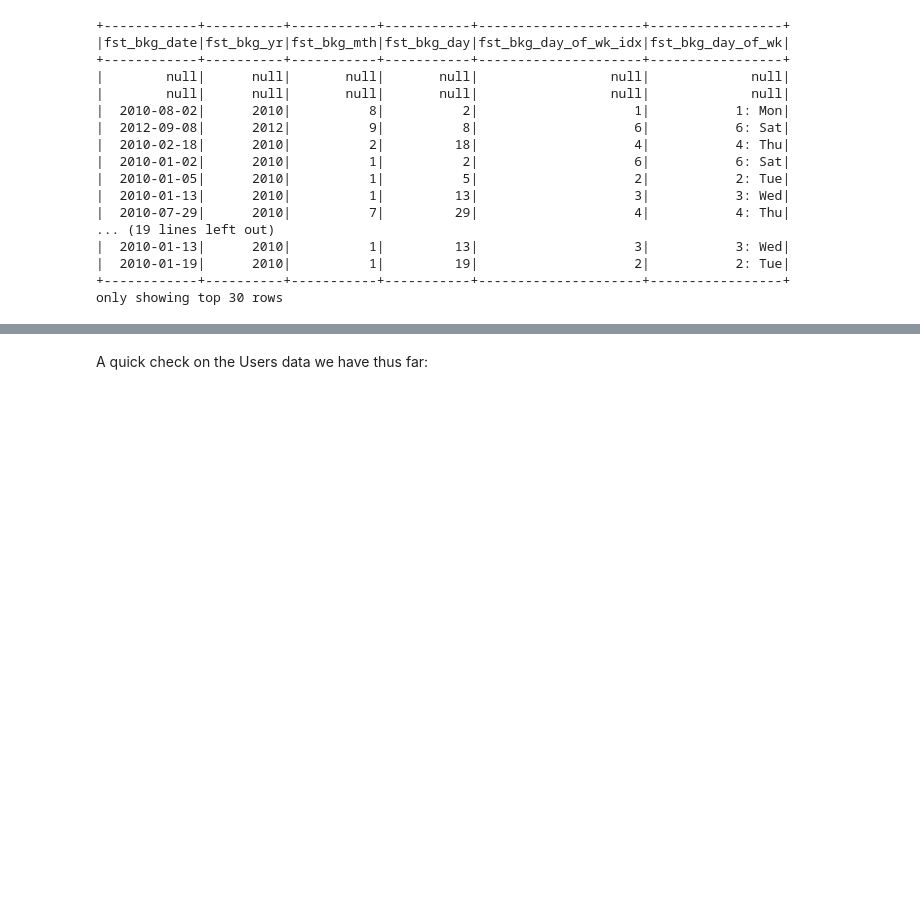
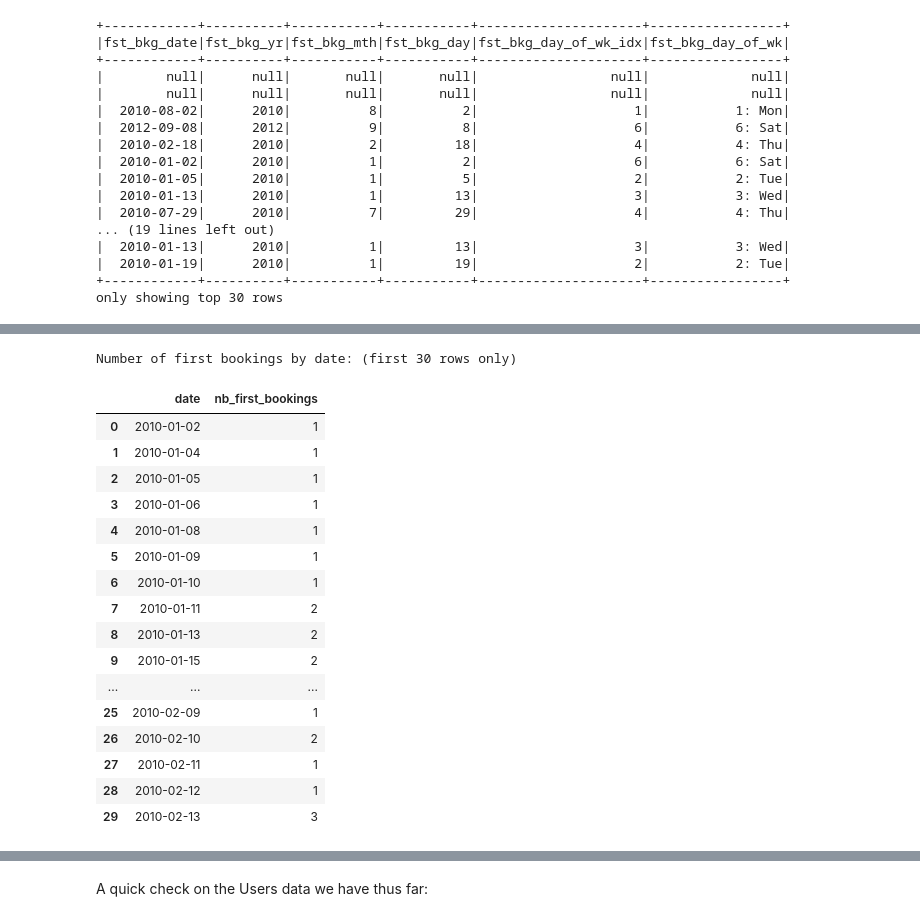
Before and after one commit to ChicagoBoothAnalytics/RelationalData, a Jupyter notebook: Cases/Kaggle AirBnB/Python/KaggleAirBnB-PythonPandas-PySparkSQLDataFrame.ipynb, the cells around one changed output, grey strips where cells are left out. Drawn from its saved outputs; the diff is of its cells as text; code cells hidden in the pictures; blank space fills up the shorter version.

```diff
--- a/Cases/Kaggle AirBnB/Python/KaggleAirBnB-PythonPandas-PySparkSQLDataFrame.ipynb
+++ b/Cases/Kaggle AirBnB/Python/KaggleAirBnB-PythonPandas-PySparkSQLDataFrame.ipynb
@@ -2288,0 +2088,48 @@ cleaned_and_imputed_user_vars_to_select_str = \
+# %%
+# count number of first bookings by date
+nb_first_bookings_by_date_df_groupby = \
+    users_df.groupby(
+        by='fst_bkg_date',   # mapping function / list of functions, dict, Series, or tuple / list of column names.
+                             # Functions are called on each element of the object Index (NOR each Row) to determine the groups.
+                             # If a dict or Series is passed, the Series or dict VALUES will be used to determine the groups
+        axis=0,
+        level=None,          # level name, or sequence of such, default None;
+                             # If the axis is a MultiIndex (hierarchical), group by a particular level or levels
+        as_index=True,       # For aggregated output, return object with group labels as the index.
+                             # Only relevant for DataFrame input. as_index=False is effectively 'SQL-style' grouped output
+        sort=True,           # Sort group keys. Get better performance by turning this off.
+                             # Note this does not influence the order of observations within each group.
+                             # groupby preserves the order of rows within each group
+        group_keys=True,     # When calling apply, add group keys to index to identify pieces
+        squeeze=True,        # reduce the dimensionality of the return type if possible, otherwise return a consistent type
+    )
+
+nb_first_bookings_by_date_df = \
+    nb_first_bookings_by_date_df_groupby.size().reset_index()
+nb_first_bookings_by_date_df.rename(
+    columns={
+        'fst_bkg_date': 'date',
+        0: 'nb_first_bookings'},
+    inplace=True)
+
+print('Number of first bookings by date: (first %i rows only)' % NB_EXAMPLES_TO_SHOW)
+nb_first_bookings_by_date_df.iloc[:NB_EXAMPLES_TO_SHOW]
+# %% [output]
+Number of first bookings by date: (first 30 rows only)
+|  | date | nb_first_bookings |
+| 0 | 2010-01-02 | 1 |
+| 1 | 2010-01-04 | 1 |
+| 2 | 2010-01-05 | 1 |
+| 3 | 2010-01-06 | 1 |
+| 4 | 2010-01-08 | 1 |
+| 5 | 2010-01-09 | 1 |
+| 6 | 2010-01-10 | 1 |
+| 7 | 2010-01-11 | 2 |
+| 8 | 2010-01-13 | 2 |
+| 9 | 2010-01-15 | 2 |
+| ... | ... | ... |
+| 25 | 2010-02-09 | 1 |
+| 26 | 2010-02-10 | 2 |
+| 27 | 2010-02-11 | 1 |
+| 28 | 2010-02-12 | 1 |
+| 29 | 2010-02-13 | 3 |
```
Also changed, not shown: parts of 25 cells of this notebook.
